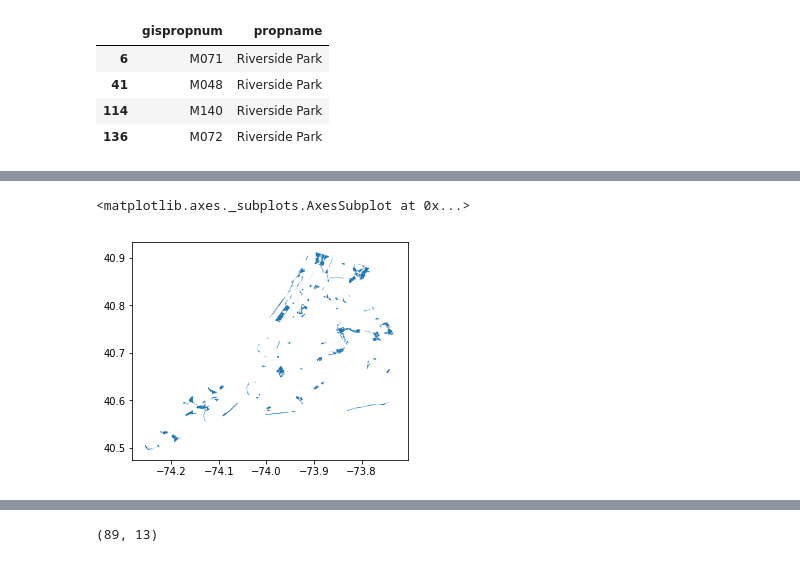
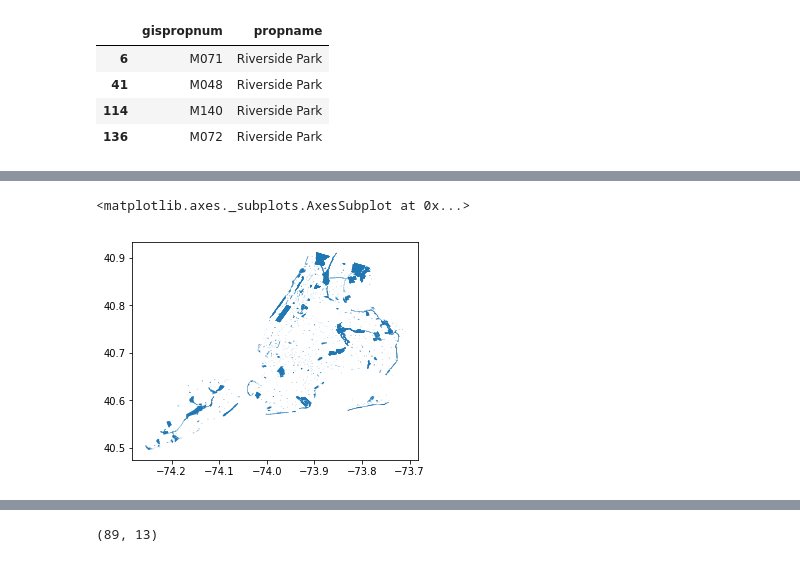
Before and after one commit to rohuniyer/How-greenspace-makes-the-green, a Jupyter notebook: greenspace.ipynb, the cells around one changed output, grey strips where cells are left out. Drawn from its saved outputs; the diff is of its cells as text; code cells hidden in the pictures.

```diff
--- a/greenspace.ipynb
+++ b/greenspace.ipynb
@@ -357,7 +357,7 @@ Options:
   --noshow              do not show figure (default)
   --debug               print debug statements
 # %%
-facility.plot()
+gsfacility.plot()
 # %% [output]
 <matplotlib.axes._subplots.AxesSubplot at 0x...>
-[figure, old version]
+[figure, new version]
```
Also changed, not shown: parts of 8 cells of this notebook.
